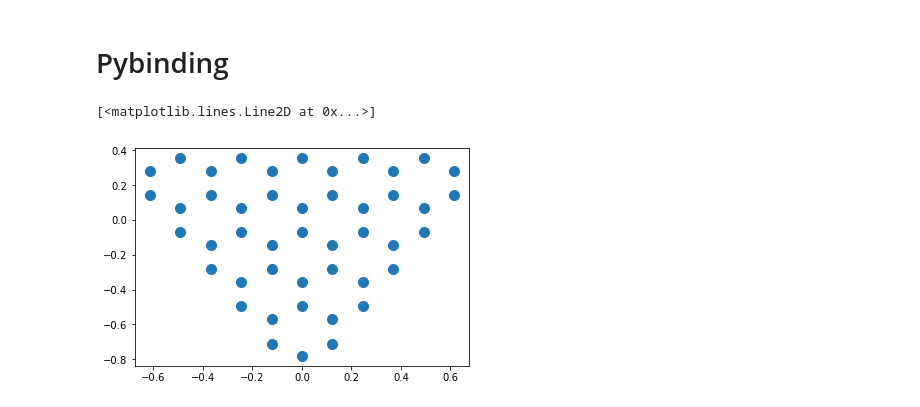
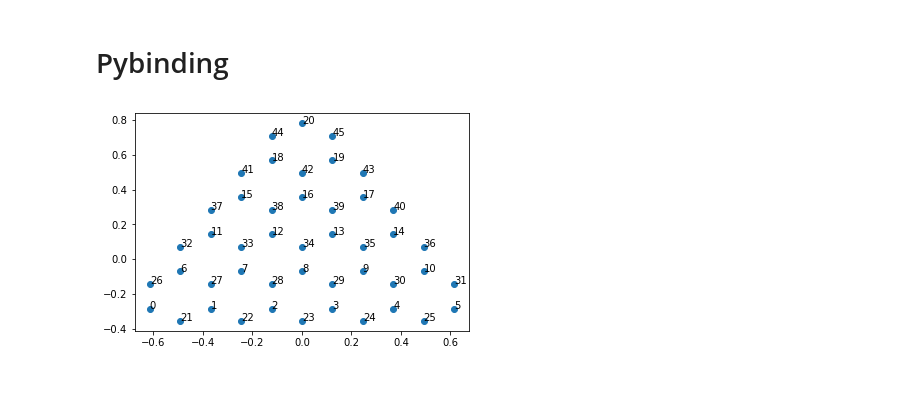
Before and after one commit to eilinlunam/Fisicoquimica-Computacional, a Jupyter notebook: Tarea_4_Enlace_fuerte.ipynb, the cells around one changed output. Saved outputs shown, nothing was run; the diff lists cells and outputs as text; code cells hidden in the pictures.

```diff
--- a/Tarea_4_Enlace_fuerte.ipynb
+++ b/Tarea_4_Enlace_fuerte.ipynb
@@ -175,23 +172,15 @@ class nodo:
 # %%
 import matplotlib.pyplot as plt
 
+t = -2.8
 for i in range(1,21):
-    BENCENO = nodo(i).triangular(0,0)
-    x = BENCENO.x
-    y = BENCENO.y
-    coords = BENCENO.coords.T
+    coords = TriangularGraphene(i)
+    x, y = np.transpose(coords)
 
-    t = -2.8
-    coords = BENCENO.coords
-    atom = np.ones(len(coords[0]))
-    T = getT(t, atom, coords.T)
+    atom = np.ones(len(coords)) # 1 etiqueta de C.
+    T = getT(t, atom, coords)
     E, eigvec = np.linalg.eigh(T)
     E= np.sort(E)
 
-    fig,(ax1,ax2) = plt.subplots(figsize=(8,2.5), dpi=100, ncols=2)
-    ax1.set_title("n="+str(i), fontsize=10, color='r')
-    ax2.set_title("n="+str(i), fontsize=10, color='r')
-    ax1.plot(E, '.-')
-    ax2.plot(y,-x, '.')
-    plt.show()
+    graficando(i,E,x,y)
 # %% [output]
@@ -212,31 +201,22 @@ for i in range(1,21):
 # Pybinding
 # %%
 import numpy as np
-
 import pybinding as pb
 from pybinding.repository import graphene
-
-def asymmetric_strain(c):
-    @pb.site_position_modifier
-    def displacement(x, y, z):
-        ux = -c/2 * x**2 + c/3 * x + 0.1
-        uy = -c*2 * x**2 + c/4 * x
-        return x + ux, y + uy, z
-    return displacement
 
 model = pb.Model(
     graphene.bilayer(),
     pb.regular_polygon(num_sides=3, radius=1.1),
-    asymmetric_strain(c=0.42)
 )
 
-from math import pi
 model = pb.Model(
 graphene.monolayer(),
-pb.regular_polygon(num_sides=3, radius=1, angle=pi),
+pb.regular_polygon(num_sides=3, radius=1),
 )
 
-plt.plot(model.system.x, model.system.y, 'o', ms=10)
+x,y = model.system.x, model.system.y
+plt.plot(x, y, 'o')
+for i in range(len(x)):
+    plt.text(x[i],y[i],str(i))
 # %% [output]
-[<matplotlib.lines.Line2D at 0x...>]
-[figure, old version]
+[figure, new version]
```
Also changed, not shown: parts of 7 cells of this notebook.
